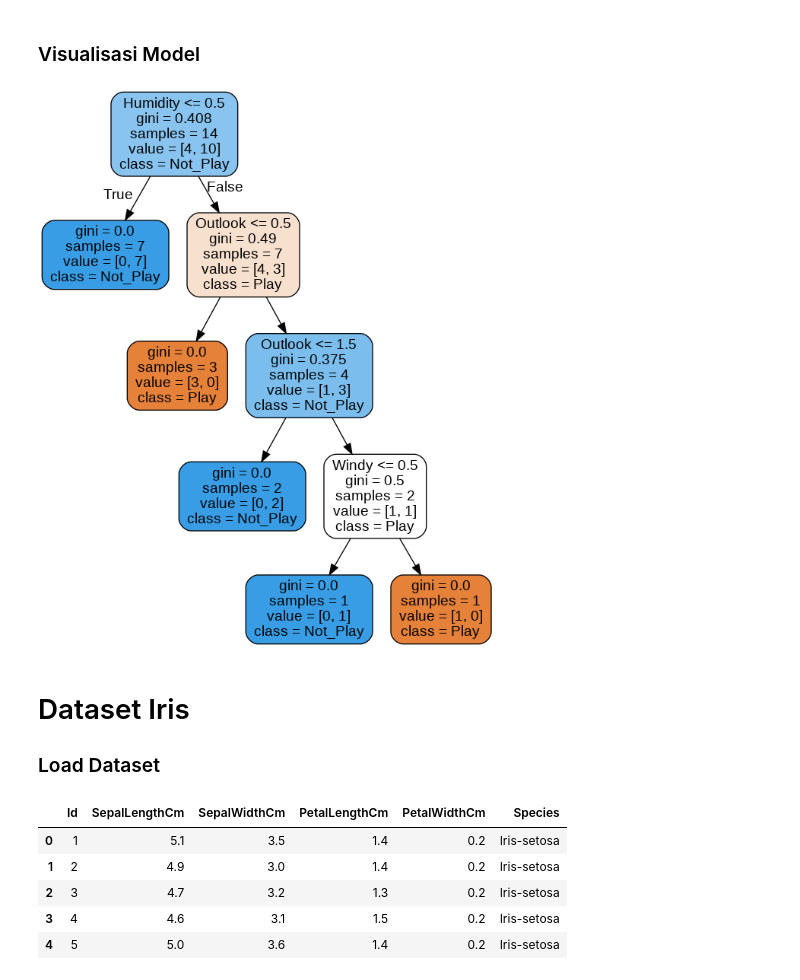
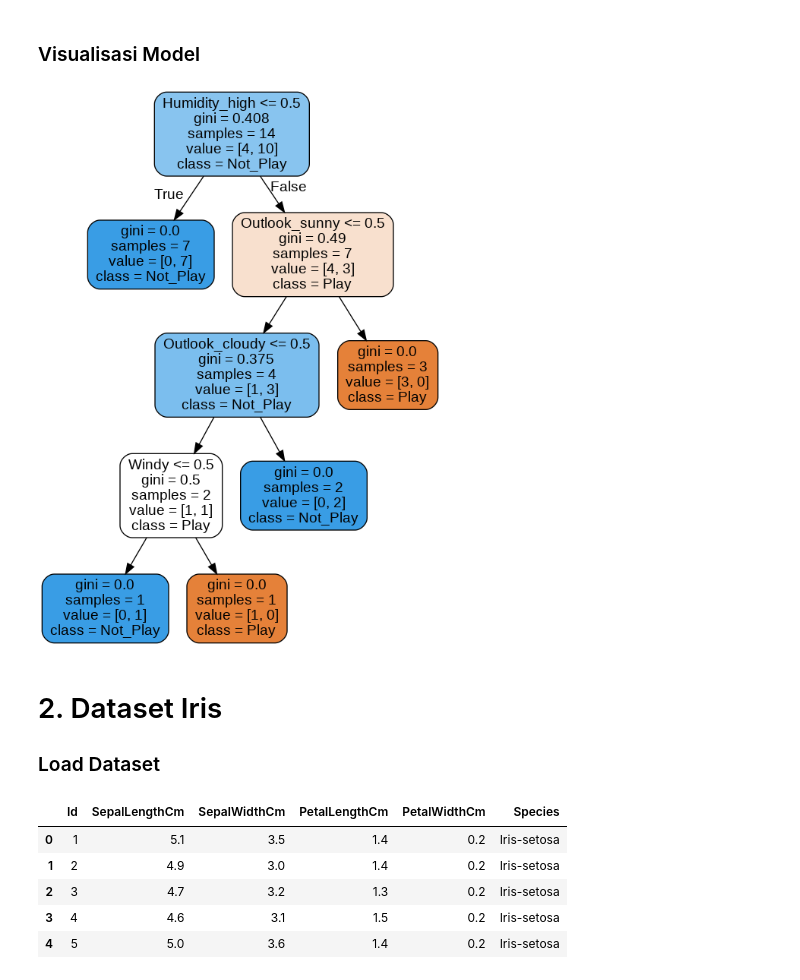
Before and after one commit to zanuarts/DataMining, a Jupyter notebook: 01_DM_DecisionTree.ipynb, the cells around one changed output. Drawn from its saved outputs; the diff is of its cells as text; code cells hidden in the pictures.

```diff
--- a/01_DM_DecisionTree.ipynb
+++ b/01_DM_DecisionTree.ipynb
@@ -47,11 +45,3 @@ df
 | 13 | 14 | rainy | mild | high | True | no |
 # %% [markdown]
 ### Data Preprocessing
-# %%
-# drop kolom No
-df.drop('No', axis=1, inplace=True)
-
-# ubah menjadi 0 dan 1 dan 2
-df['Outlook'].replace(['sunny', 'cloudy', 'rainy'], [0,1,2], inplace = True)
-df['Temperature'].replace(['hot', 'mild', 'cool'], [0,1,2], inplace = True)
-df['Humidity'].replace(['normal', 'high'], [0,1], inplace = True)
@@ -96,7 +89,7 @@ one_hot_data
 # %% [markdown]
 ### Menentukan Atribut dan Label
 # %%
-X = df[['Outlook', 'Temperature', 'Humidity', 'Windy']]
+X = one_hot_data
 y = df['Play']
 # %% [markdown]
 ### Membuat Model Decision Tree
@@ -124,24 +117,24 @@ array(['yes'], dtype=object)
 # %%
 from sklearn.tree import export_graphviz
 from IPython.display import Image
 import pydotplus
 
 dot_data = export_graphviz(
     tree_model,
     out_file = None,
-    feature_names = ['Outlook', 'Temperature', 'Humidity', 'Windy'],
+    feature_names = list(one_hot_data.columns.values),
     class_names = ['Play', 'Not_Play'],
     rounded = True,
     filled = True
 )
 
 graph = pydotplus.graph_from_dot_data(dot_data)
 
 Image(graph.create_png())
 # %% [output]
-[figure, old version]
+[figure, new version]
 # %% [markdown]
-# Dataset Iris
+# 2. Dataset Iris
 
 ### Load Dataset
 # %%
```
Also changed, not shown: parts of 15 cells of this notebook.
